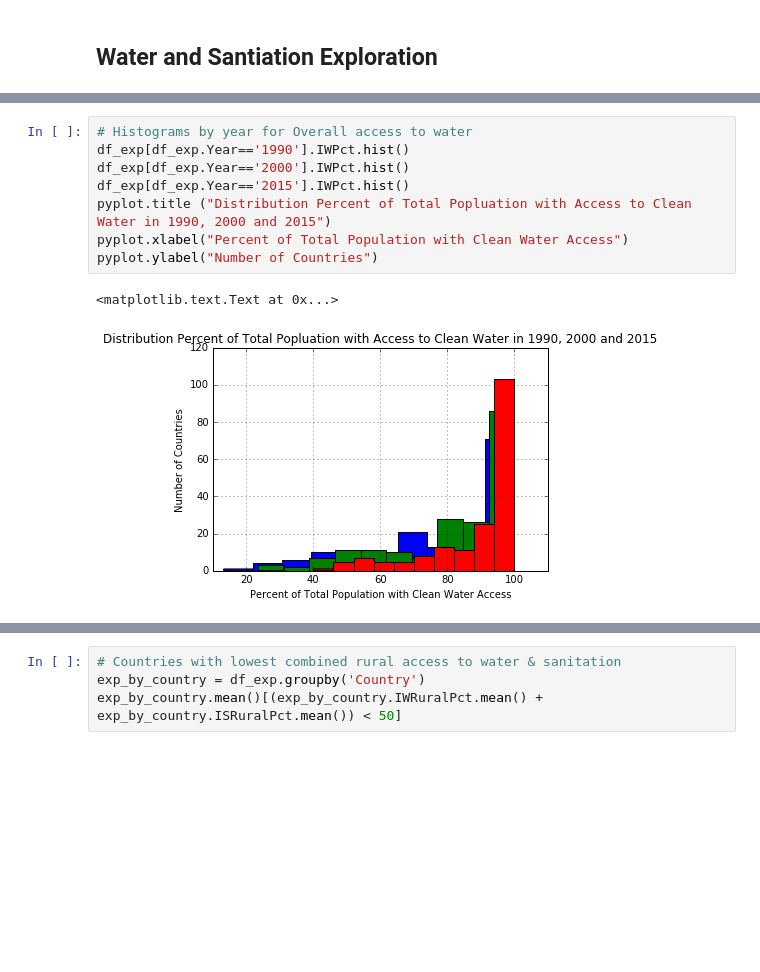
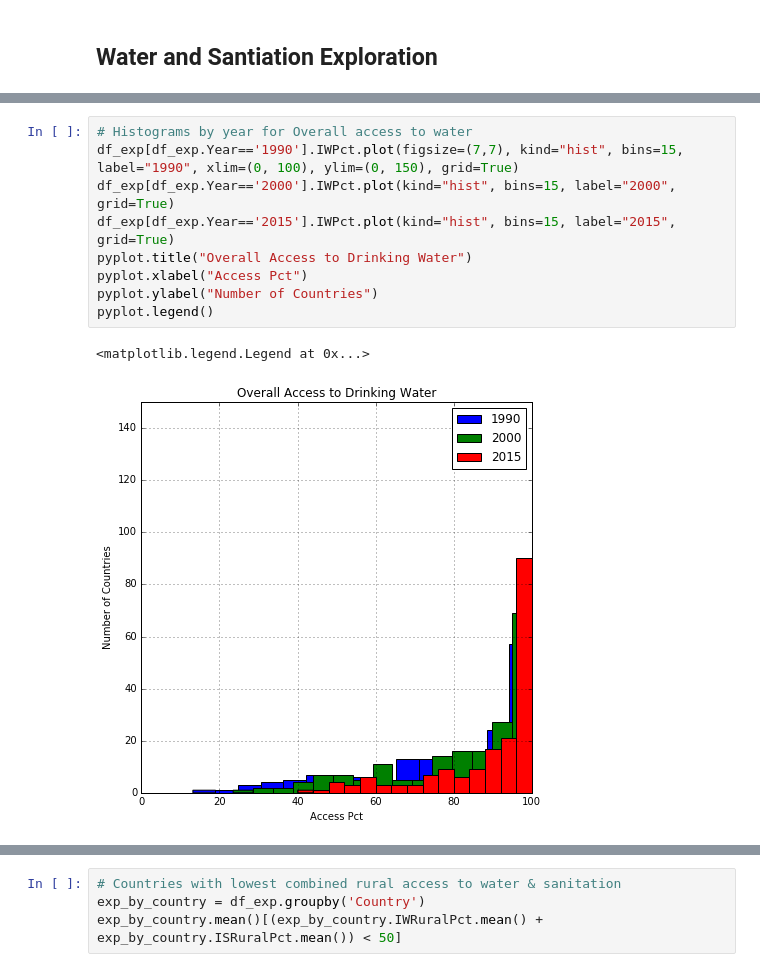
Before and after one commit to brychung/hello-world, a Jupyter notebook: AndreaDominicSarah/project/Lab Notebook SK AP DD.ipynb, the cells around one changed output, grey strips where cells are left out. Cells and saved outputs as stored; diff of their text form; blank space fills up the shorter version.

```diff
--- a/AndreaDominicSarah/project/Lab Notebook SK AP DD.ipynb
+++ b/AndreaDominicSarah/project/Lab Notebook SK AP DD.ipynb
@@ -477,13 +480,14 @@ pyplot.ylabel("Number of Countries")
 # %%
 # Histograms by year for Overall access to water
-df_exp[df_exp.Year=='1990'].IWPct.hist()
-df_exp[df_exp.Year=='2000'].IWPct.hist()
-df_exp[df_exp.Year=='2015'].IWPct.hist()
-pyplot.title ("Distribution Percent of Total Popluation with Access to Clean Water in 1990, 2000 and 2015")
-pyplot.xlabel("Percent of Total Population with Clean Water Access")
+df_exp[df_exp.Year=='1990'].IWPct.plot(figsize=(7,7), kind="hist", bins=15, label="1990", xlim=(0, 100), ylim=(0, 150), grid=True)
+df_exp[df_exp.Year=='2000'].IWPct.plot(kind="hist", bins=15, label="2000", grid=True)
+df_exp[df_exp.Year=='2015'].IWPct.plot(kind="hist", bins=15, label="2015", grid=True)
+pyplot.title("Overall Access to Drinking Water")
+pyplot.xlabel("Access Pct")
 pyplot.ylabel("Number of Countries")
+pyplot.legend()
 # %% [output]
-<matplotlib.text.Text at 0x...>
+<matplotlib.legend.Legend at 0x...>
-[figure, old version]
+[figure, new version]
 # %%
 # Histograms by year for total access to sanitation
```
Also changed, not shown: parts of 13 cells of this notebook.
